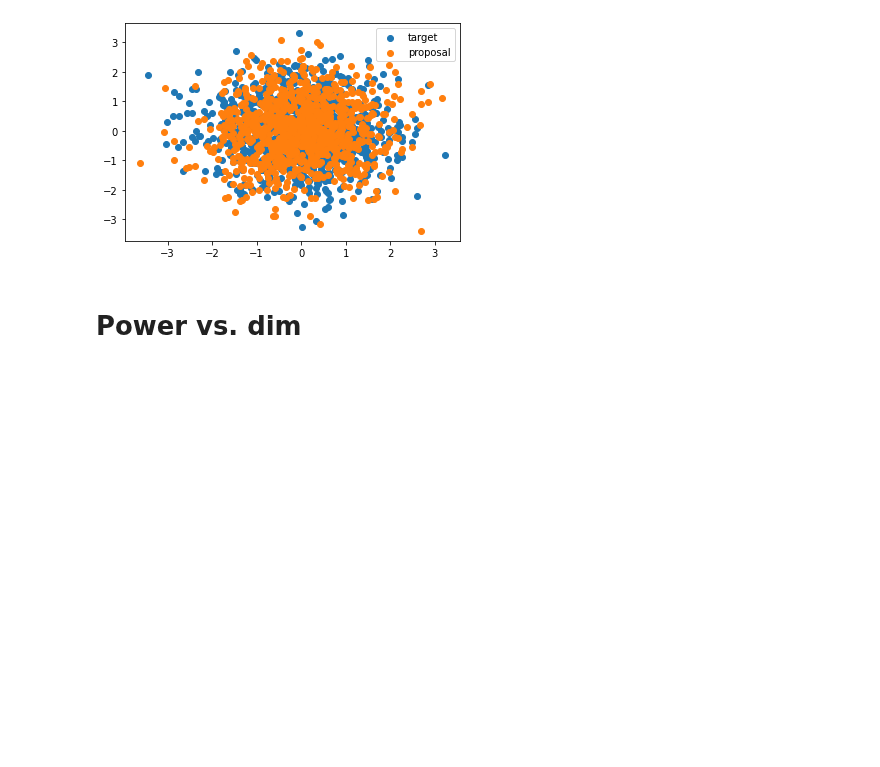
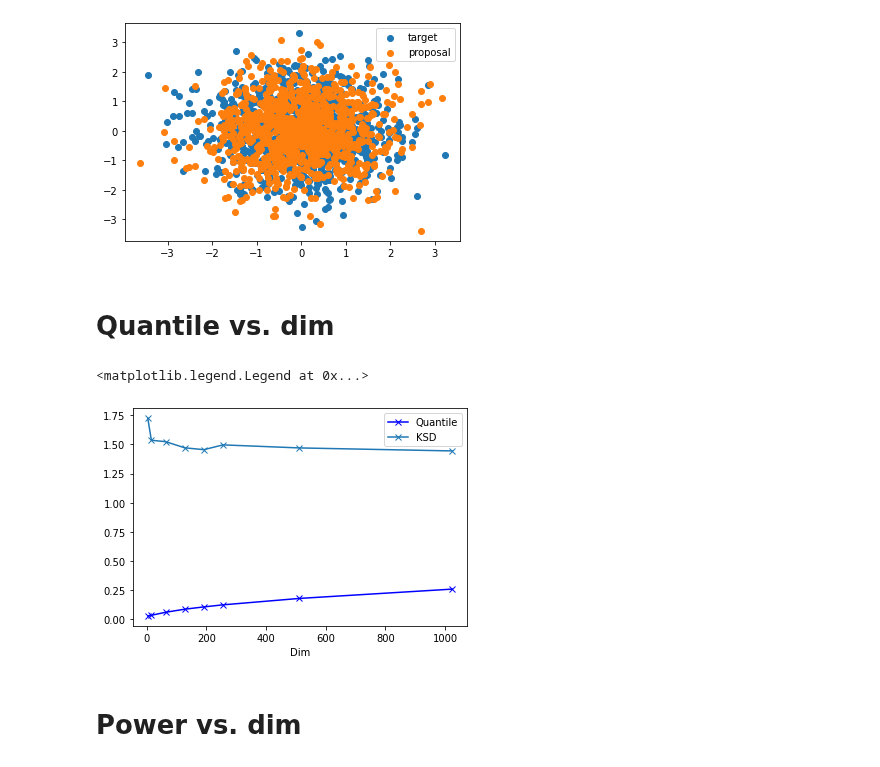
Before and after one commit to XingLLiu/u-stat-high-dim, a Jupyter notebook: high_dim_power.ipynb, the cells around one changed output. Cells and saved outputs as stored; diff of their text form; code cells hidden in the pictures; blank space fills up the shorter version.

```diff
--- a/high_dim_power.ipynb
+++ b/high_dim_power.ipynb
@@ -60,0 +64,2 @@ ksd_res = hd.compute_ksd(
+# %% [markdown]
+# Quantile vs. dim
@@ -61,2 +77,15 @@ ksd_res = hd.compute_ksd(
+# %%
+q_res = [np.mean(btsp_res[d]) for d in dims]
+
+figs, axes = plt.subplots(nrows=1, ncols=1)
+
+axes.plot(dims, q_res, marker="x", label="Quantile", color="blue")
+axes.plot(dims, res_analytical["ksd"], marker="x", label="KSD")
+axes.set_xlabel("Dim")
+
+axes.legend()
+# %% [output]
+<matplotlib.legend.Legend at 0x...>
+[figure, added]
 # %% [markdown]
 # Power vs. dim
```
Also changed, not shown: parts of 16 cells of this notebook, 1 other file.
